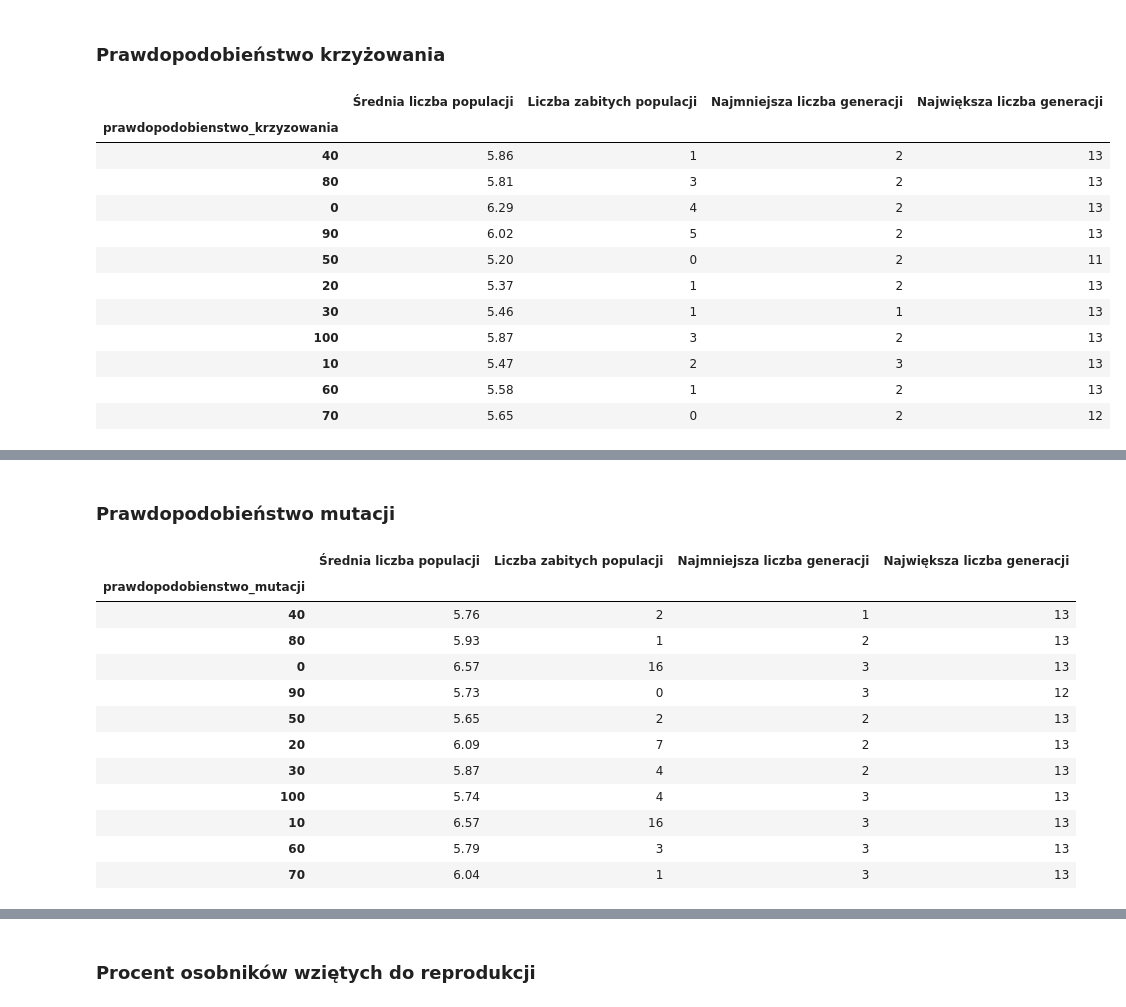
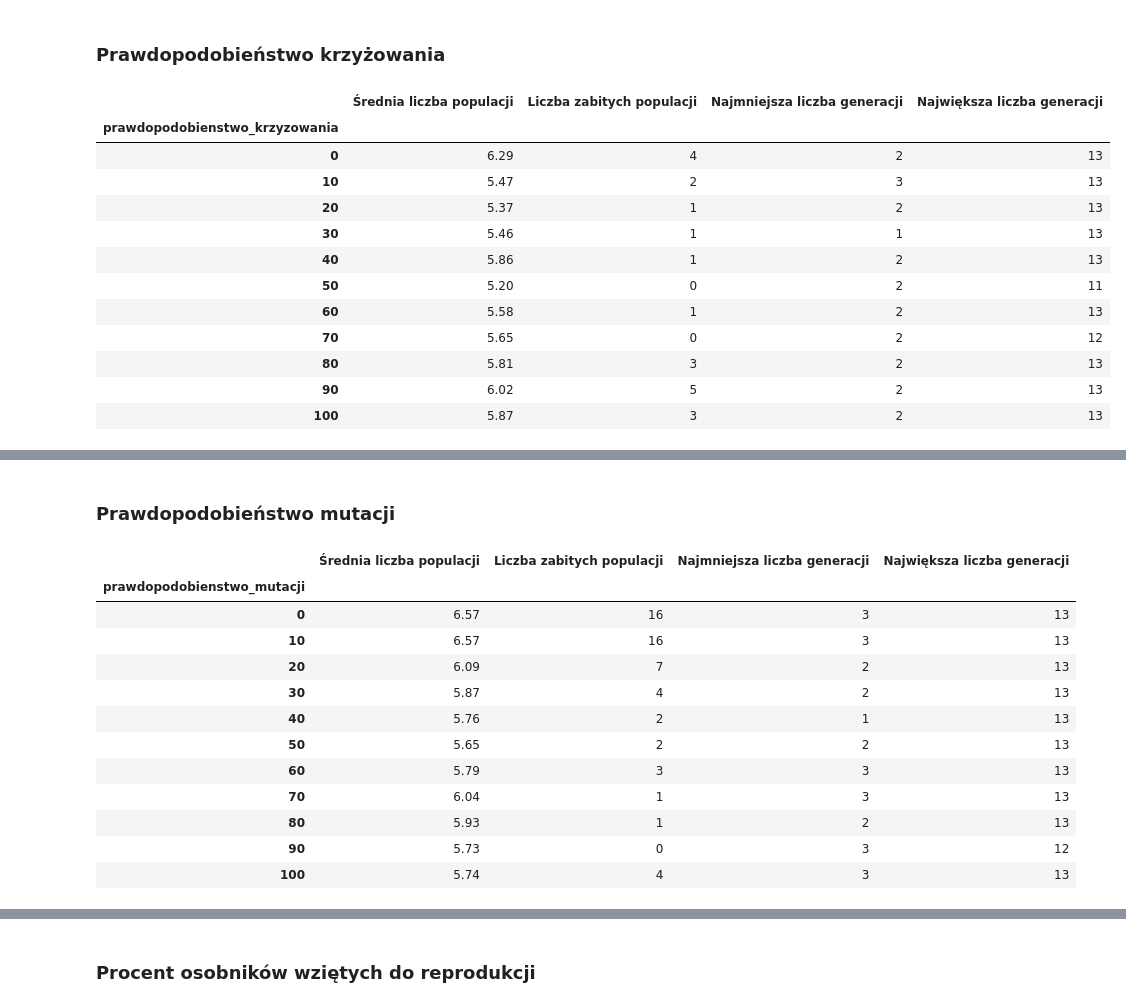
Before and after one commit to christopher-dabrowski/POSI-C3, a Jupyter notebook: Analiza pomiarow.ipynb, the cells around one changed output, grey strips where cells are left out. Saved outputs shown, nothing was run; the diff lists cells and outputs as text; code cells hidden in the pictures.

```diff
--- a/Analiza pomiarow.ipynb
+++ b/Analiza pomiarow.ipynb
@@ -115,22 +115,23 @@ fig.write_image('fig.svg')
 ### Prawdopodobieństwo krzyżowania
 # %%
 df = read_data_files_to_df(f'{base_path}/prawdopodobienstwo_krzyzowania')
+df.index = df.index.map(int)
 results_df = df.iloc[:, -4:]
-results_df
+results_df.sort_index()
 # %% [output]
 |  | Średnia liczba populacji | Liczba zabitych populacji | Najmniejsza liczba generacji | Największa liczba generacji |
 | prawdopodobienstwo_krzyzowania |  |  |  |  |
-| 40 | 5.86 | 1 | 2 | 13 |
-| 80 | 5.81 | 3 | 2 | 13 |
 | 0 | 6.29 | 4 | 2 | 13 |
-| 90 | 6.02 | 5 | 2 | 13 |
-| 50 | 5.20 | 0 | 2 | 11 |
+| 10 | 5.47 | 2 | 3 | 13 |
 | 20 | 5.37 | 1 | 2 | 13 |
 | 30 | 5.46 | 1 | 1 | 13 |
-| 100 | 5.87 | 3 | 2 | 13 |
-| 10 | 5.47 | 2 | 3 | 13 |
+| 40 | 5.86 | 1 | 2 | 13 |
+| 50 | 5.20 | 0 | 2 | 11 |
 | 60 | 5.58 | 1 | 2 | 13 |
 | 70 | 5.65 | 0 | 2 | 12 |
+| 80 | 5.81 | 3 | 2 | 13 |
+| 90 | 6.02 | 5 | 2 | 13 |
+| 100 | 5.87 | 3 | 2 | 13 |
 # %%
 x = 'Prawdopodobieństwo krzyżowania'
 y = 'Średnia liczba populacji'
@@ -147,22 +148,23 @@ fig.write_image('fig.svg')
 ### Prawdopodobieństwo mutacji
 # %%
 df = read_data_files_to_df(f'{base_path}/prawdopodobienstwo_mutacji')
+df.index = df.index.map(int)
 results_df = df.iloc[:, -4:]
-results_df
+results_df.sort_index()
 # %% [output]
 |  | Średnia liczba populacji | Liczba zabitych populacji | Najmniejsza liczba generacji | Największa liczba generacji |
 | prawdopodobienstwo_mutacji |  |  |  |  |
-| 40 | 5.76 | 2 | 1 | 13 |
-| 80 | 5.93 | 1 | 2 | 13 |
 | 0 | 6.57 | 16 | 3 | 13 |
-| 90 | 5.73 | 0 | 3 | 12 |
-| 50 | 5.65 | 2 | 2 | 13 |
+| 10 | 6.57 | 16 | 3 | 13 |
 | 20 | 6.09 | 7 | 2 | 13 |
 | 30 | 5.87 | 4 | 2 | 13 |
-| 100 | 5.74 | 4 | 3 | 13 |
-| 10 | 6.57 | 16 | 3 | 13 |
+| 40 | 5.76 | 2 | 1 | 13 |
+| 50 | 5.65 | 2 | 2 | 13 |
 | 60 | 5.79 | 3 | 3 | 13 |
 | 70 | 6.04 | 1 | 3 | 13 |
+| 80 | 5.93 | 1 | 2 | 13 |
+| 90 | 5.73 | 0 | 3 | 12 |
+| 100 | 5.74 | 4 | 3 | 13 |
 # %%
 x = 'Prawdopodobieństwo mutacji'
 y = 'Średnia liczba populacji'
```
Also changed, not shown: parts of 4 cells of this notebook.
